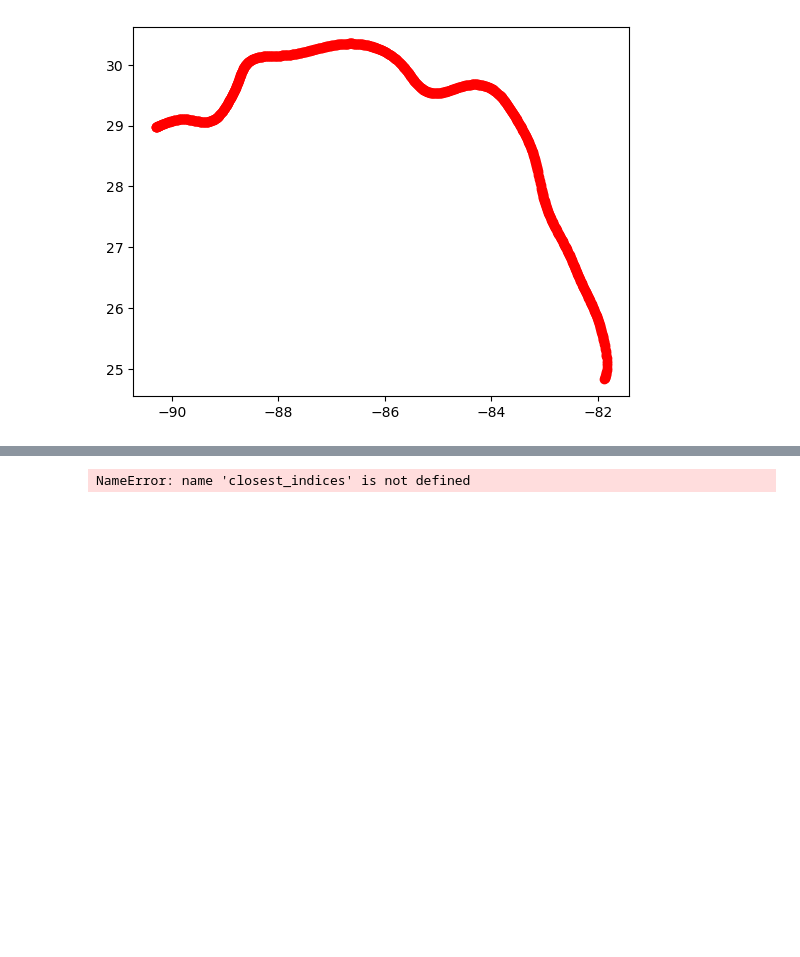
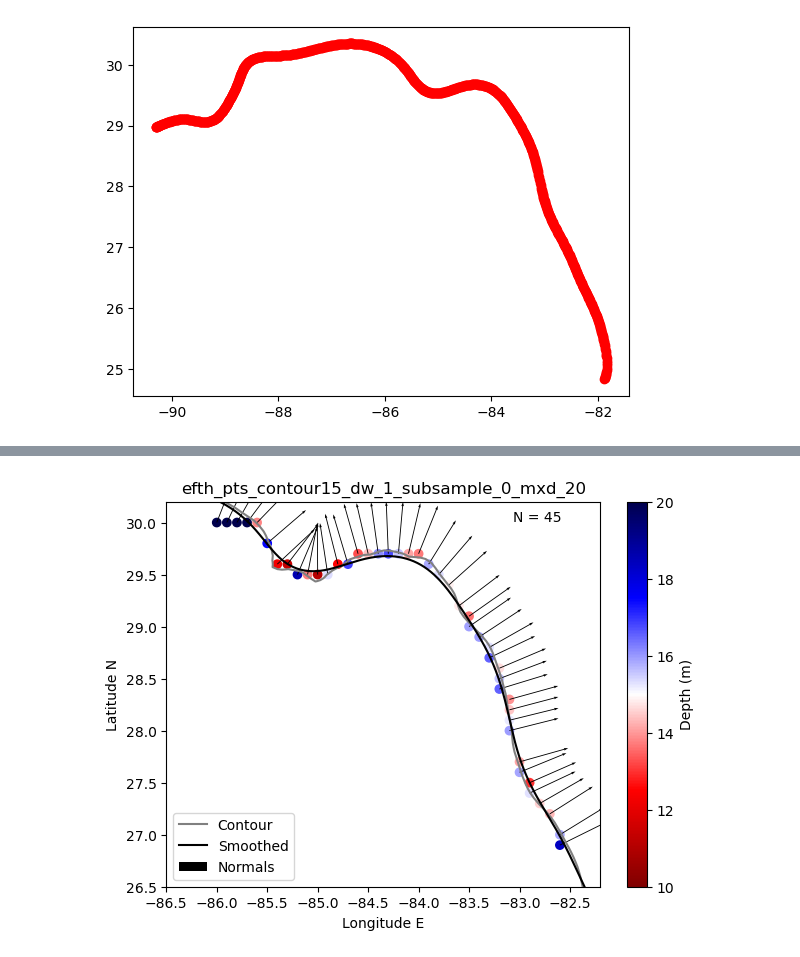
Before and after one commit to csherwood-usgs/NOPP_comparison, a Jupyter notebook: extract_efth_on_contour.ipynb, the cells around one changed output, grey strips where cells are left out. Drawn from its saved outputs; the diff is of its cells as text; code cells hidden in the pictures; blank space fills up the shorter version.

Commit message:
contour stuff working

```diff
--- a/extract_efth_on_contour.ipynb
+++ b/extract_efth_on_contour.ipynb
@@ -127,7 +128,10 @@ print( ds_his['lon_rho'][511][0].values, ds_his['lon_rho'][511][832].values )
 -91.1418732177684 -78.51723615225691
 # %%
 # Load the dataset containing spec2d model results
-url = 'D:/crs/proj/2025_NOPP_comparison/helene_waves/helene_swan_kom_efth.nc'
+# Puget WS
+#url = 'D:/crs/proj/2025_NOPP_comparison/helene_waves/helene_swan_kom_efth.nc'
+# TIC laptop
+url = "C:/crs/proj/2025_NOPP_comparison/helene_waves/helene_swan_kom_efth.nc"
 ds = xr.open_dataset(url)
 print(ds)
 # %% [output]
@@ -341,26 +252,6 @@ print(uidx)
-# %%
-
-# Remove duplicate pairs of indices
-unique_closest_indices = list(set(closest_indices))
-
-# Optionally, sort the unique indices for consistency
-unique_closest_indices.sort()
-
-# Extract the corresponding latitudes and longitudes for each index
-lat_lon_with_indices = [
-    (lat_ds[lat_idx], lon_ds[lon_idx], lat_idx, lon_idx)
-    for lat_idx, lon_idx in unique_closest_indices
-]
-
-# Save to a CSV file
-csv_filename = "closest_indices_with_coords.csv"
-with open(csv_filename, mode='w', newline='') as f:
-    writer = csv.writer(f)
-    # Write header
-    writer.writerow(["latitude", "longitude", "lat_idx", "lon_idx"])
-    # Write data
-    writer.writerows(lat_lon_with_indices)
-
-print(f"Saved to {csv_filename}")
-# %% [output]
-NameError: name 'closest_indices' is not defined
+# %%
+# Calculate the along-contour distance
+contour_dist = np.zeros_like(contour15s[:,0])
+for i in np.arange(2, len(contour15s)):
+    contour_dist[i] = contour_dist[i-1] + \
+        haversine(contour15s[i-1,1], contour15s[i-1,0], contour15s[i,1], contour15s[i,0])
@@ -366,0 +306,24 @@ NameError: name 'closest_indices' is not defined
+# %%
+fig, ax = plt.subplots(1,1,figsize=(7,5))
+plt.plot(contour15[:, 0], contour15[:, 1], '-', color='gray', label='Contour')  # Longitude vs Latitude
+plt.plot(contour15s[:, 0], contour15s[:, 1], 'k-', label='Smoothed')  # Longitude vs Latitude
+
+m = plt.scatter( selected_points[:,1], selected_points[:,0], c=selected_points[:,2], cmap='seismic_r', vmin=10., vmax=20.)
+plt.quiver(
+    selected_points[:, 1], selected_points[:, 0], -selected_normals[:, 0], -selected_normals[:, 1],
+    color='k', angles='xy', scale_units='xy', scale=2, width=.002, label='Normals'
+)
+plt.colorbar(m, label='Depth (m)')
+npts = len(selected_points)
+figname = 'efth_pts_contour15_dw_{}_subsample_{}_mxd_{}'.format(depth_weight, spacing_km, mxd)
+txt = 'N = {}'.format(npts)
+ax.text(.8,.95,txt,transform=ax.transAxes)
+plt.ylabel('Latitude N')
+plt.xlabel('Longitude E')
+plt.xlim(-86.5,-82.2)
+plt.ylim(26.5, 30.2)
+plt.title(figname)
+plt.legend()
+plt.savefig( figname+'.png', dpi=200, bbox_inches='tight')
+# %% [output]
+[figure, added]
```
Also changed, not shown: parts of 6 cells of this notebook.
